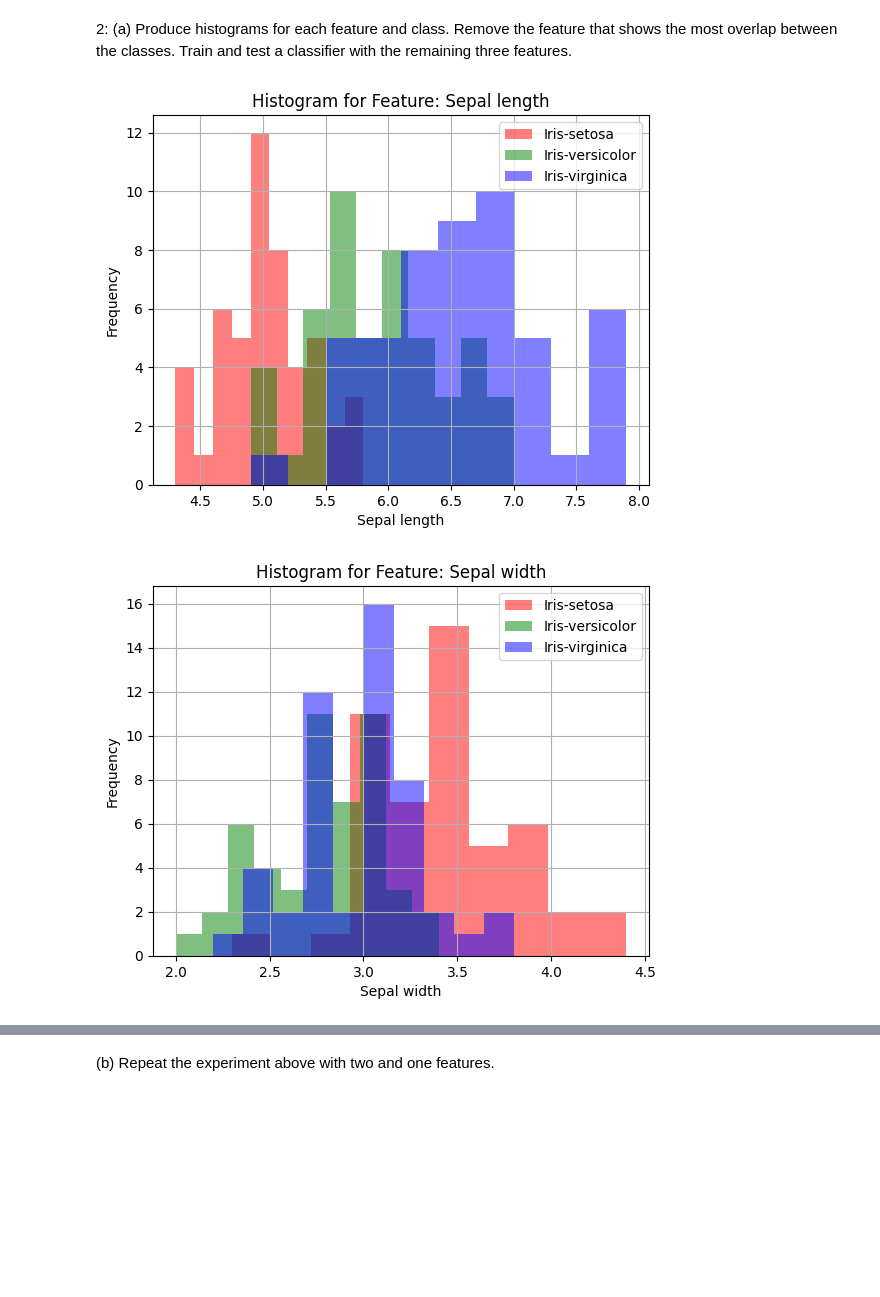
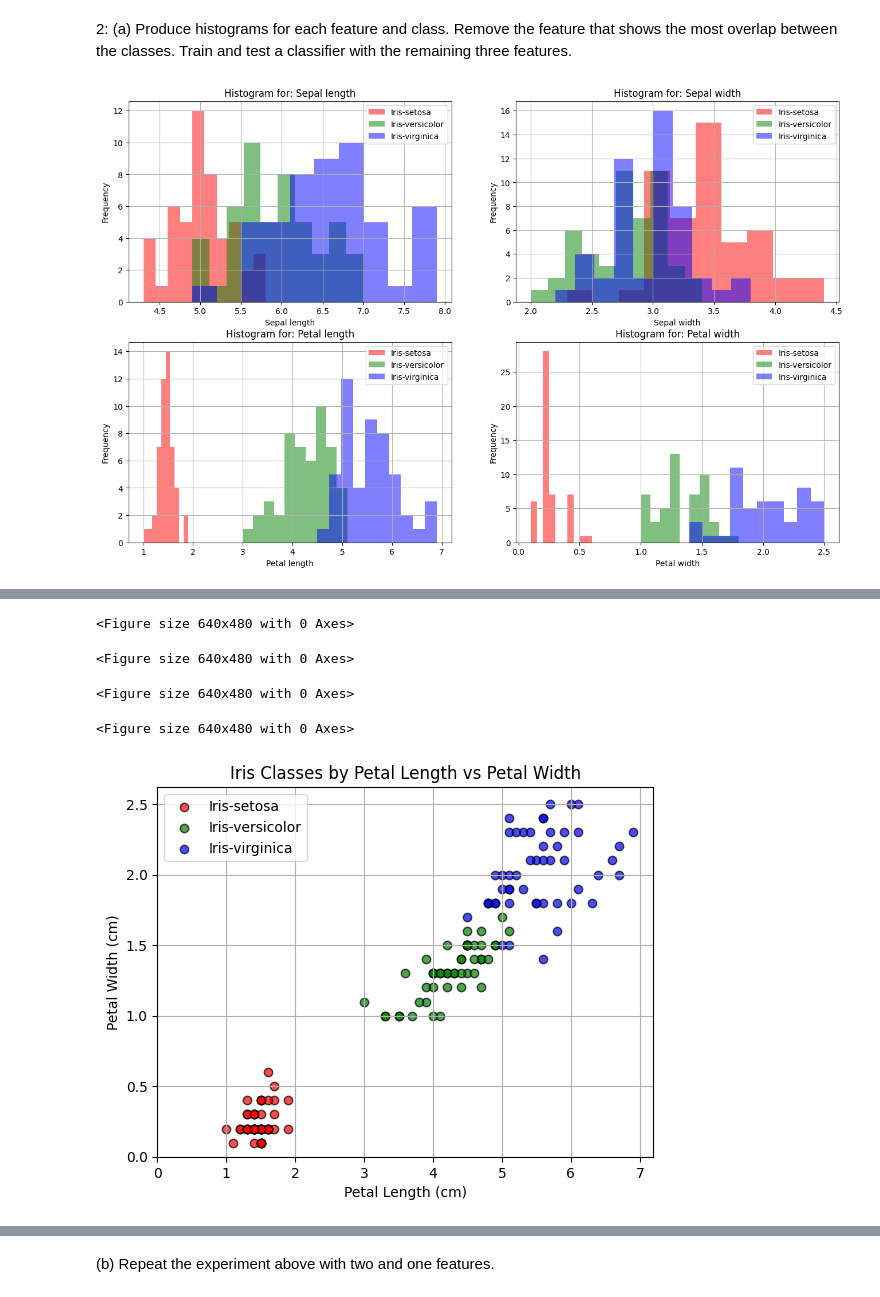
Before and after one commit to mokamv/Classification-Project, a Jupyter notebook: Task 1/iristask.ipynb, the cells around one changed output, grey strips where cells are left out. Drawn from its saved outputs; the diff is of its cells as text; code cells hidden in the pictures; blank space fills up the shorter version.

```diff
--- a/Task 1/iristask.ipynb
+++ b/Task 1/iristask.ipynb
@@ -90,15 +105,20 @@ def get_predictions_and_targets(X,T,W):
 # %%
 #Initiliazation of hyperparameters
 LEARNING_RATE = 0.005
-NUM_EPOCHS = 2000
+NUM_iterations = 3000
 NUM_CLASSES = 3
 
+alpha = [0.001, 0.0025, 0.005, 0.0075]
 
-W_trained, loss_history, = train_linear_classifier(X_train, T_train, NUM_CLASSES, NUM_EPOCHS, LEARNING_RATE)
-
-plt.plot(loss_history)
-plt.xlabel("Epochs")
+for i in range(4):
+    W_trained, loss_history = train_linear_classifier(X_train, T_train, NUM_CLASSES, NUM_iterations, alpha[i])
+    plt.plot(loss_history, label = f"a = {alpha[i]}")
+plt.legend()
+plt.xlabel("Iterations")
+plt.xscale("log")
 plt.grid(True)
 plt.ylabel("MSE Loss")
 plt.show()
+
+class_names =  ['Iris setosa', 'Iris versicolor', 'Iris virginica']
 # %% [output]
@@ -190,21 +223,26 @@ three features.
 # %%
 data = [line.strip().split(',') for line in data1 if line.strip() != '']
 
 features = ['Sepal length', 'Sepal width', 'Petal length', 'Petal width']
 class_labels = ['Iris-setosa', 'Iris-versicolor', 'Iris-virginica']
 colors = ['red', 'green', 'blue']
 
+fig, axes = plt.subplots(2, 2, figsize=(16, 10))  # 2x2 grid
+axes = axes.flatten()
+
 for i in range(4):
+    ax = axes[i]
     plt.figure()
     for j, label in enumerate(class_labels):
         values = [float(row[i]) for row in data if row[-1] == label]
-        plt.hist(values, bins=10, alpha=0.5, label=label, color=colors[j])
-    plt.title(f'Histogram for Feature: {features[i]}')
-    plt.xlabel(features[i])
-    plt.ylabel('Frequency')
-    plt.legend()
-    plt.grid(True)
-    plt.show()
+        ax.hist(values, bins=10, alpha=0.5, label=label, color=colors[j])
+    ax.set_title(f'Histogram for: {features[i]}')
+    ax.set_xlabel(features[i])
+    ax.set_ylabel('Frequency')
+    ax.legend()
+    ax.grid(True)
+
+plt.tight_layout()  # Adjust spacing to avoid overlap
+plt.show()
 # %% [output]
-[figure, old version]
+[figure, new version]
-[figure, removed]
@@ -213,3 +249,30 @@ for i in range(4):
+<Figure size 640x480 with 0 Axes>
+<Figure size 640x480 with 0 Axes>
+<Figure size 640x480 with 0 Axes>
+<Figure size 640x480 with 0 Axes>
+# %%
+
+petal_length = feature_data[:, 2]
+petal_width = feature_data[:, 3]
+
+class_names = ['Iris-setosa', 'Iris-versicolor', 'Iris-virginica']
+class_colors = ['red', 'green', 'blue']
+
+for i, class_name in enumerate(class_names):
+    idx = [j for j, label in enumerate(targets) if label == class_name]
+    plt.scatter(petal_length[idx], petal_width[idx],
+                color=class_colors[i], label=class_name, alpha=0.7, edgecolor='k')
+
+plt.xlabel("Petal Length (cm)")
+plt.ylabel("Petal Width (cm)")
+plt.title("Iris Classes by Petal Length vs Petal Width")
+plt.xlim(left=0)  # Start x-axis from 0
+plt.ylim(bottom=0)  # Start y-axis from 0
+plt.legend()
+plt.grid(True)
+plt.show()
+# %% [output]
+[figure, added]
 # %%
 #We see that the sepal width feature gives the most overlap between classes, so we choose to remove this class.
 
```
Also changed, not shown: parts of 13 cells of this notebook.
